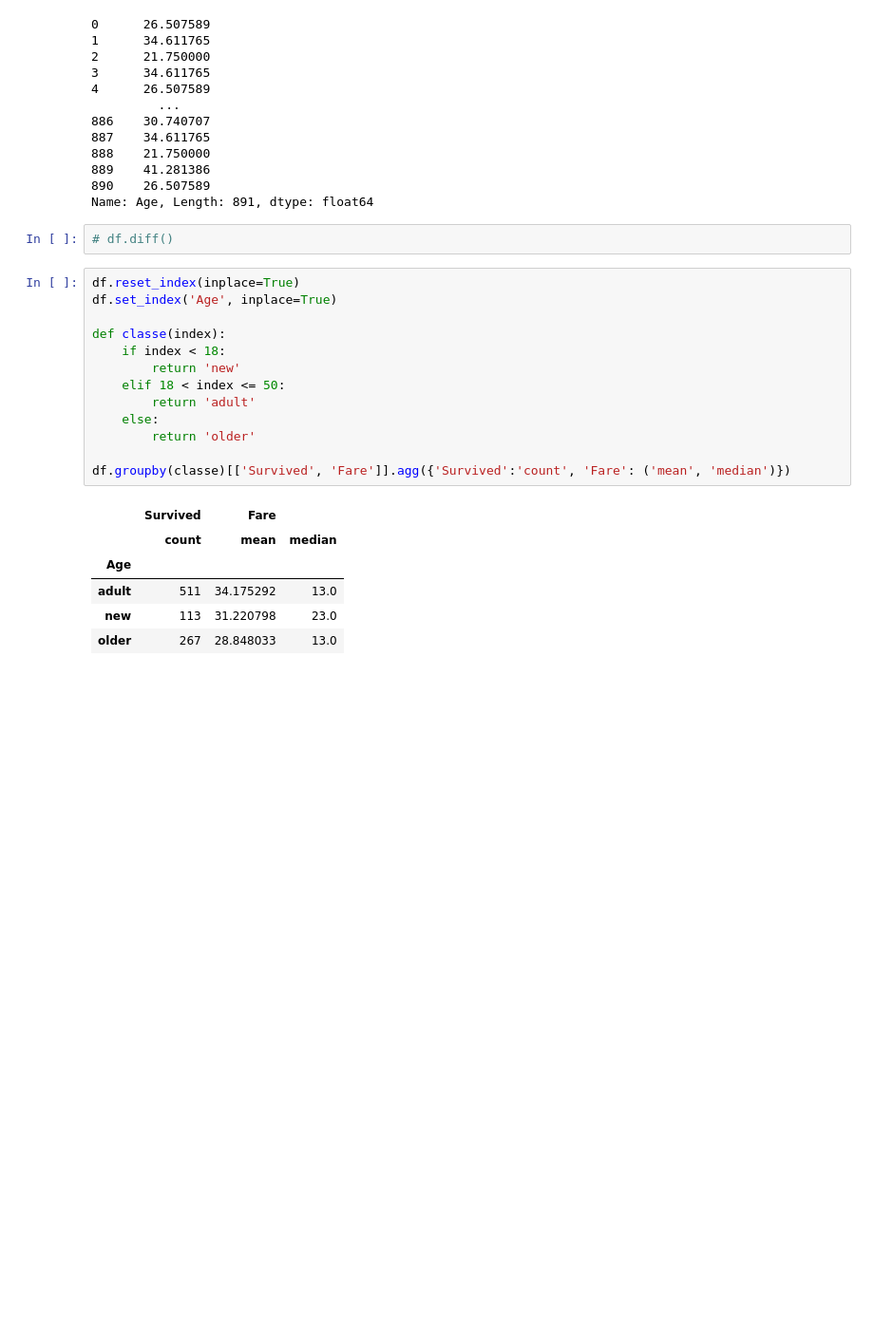
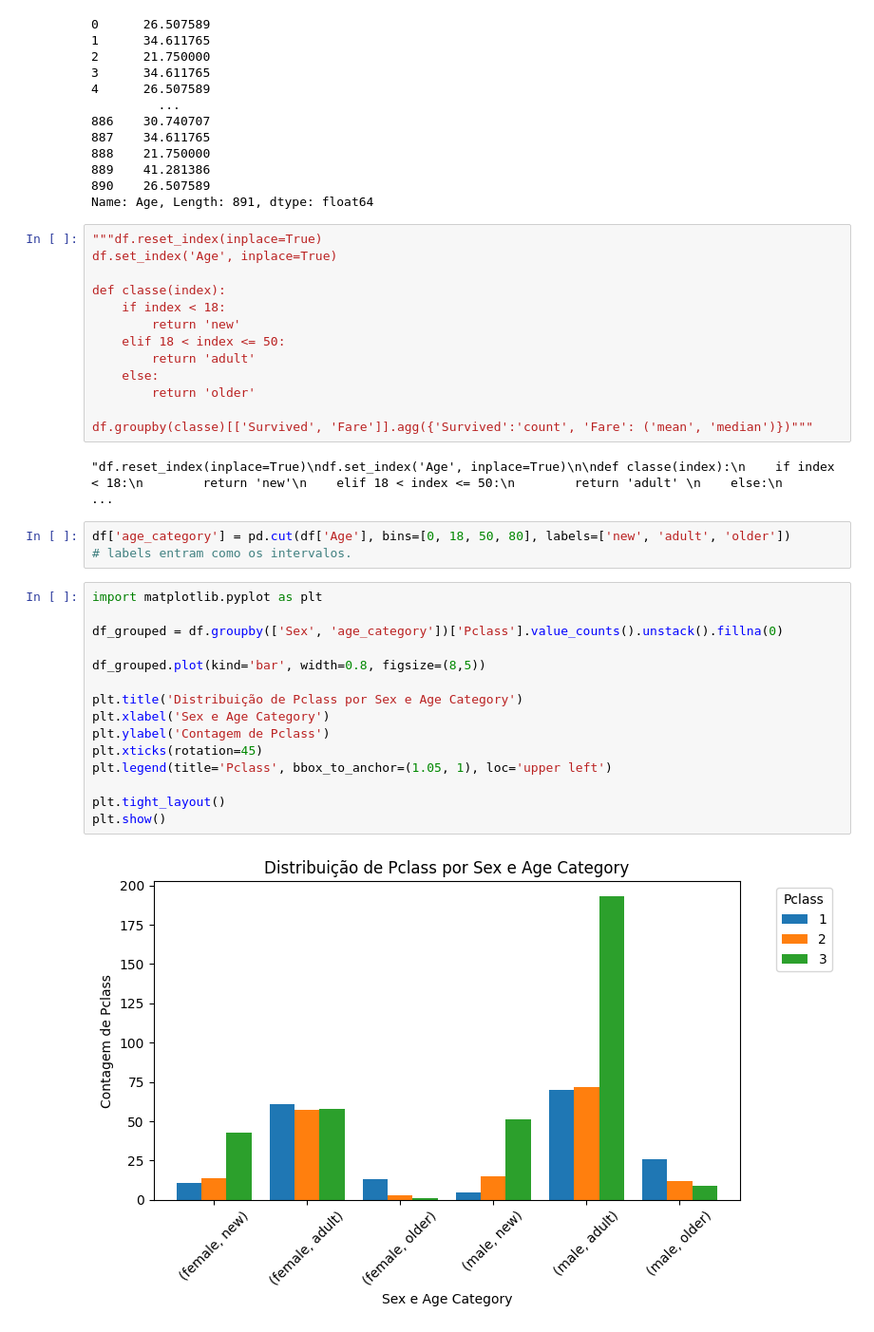
Before and after one commit to KevBoyz/some-python, a Jupyter notebook: Data_Science/Base_Squad/Pandas/7groupby.ipynb, the cells around one changed output. Shown: that part at 95% size. Drawn from its saved outputs; the diff is of its cells as text; blank space fills up the shorter version.

```diff
--- a/Data_Science/Base_Squad/Pandas/7groupby.ipynb
+++ b/Data_Science/Base_Squad/Pandas/7groupby.ipynb
@@ -92,10 +92,8 @@ df.groupby(['Pclass', 'Sex'])['Age'].transform('mean')  # Criar novas colunas ap
 889    41.281386
 890    26.507589
 Name: Age, Length: 891, dtype: float64
-# %%
-# df.diff()
 # %%
-df.reset_index(inplace=True)
+"""df.reset_index(inplace=True)
 df.set_index('Age', inplace=True)
 
 def classe(index):
@@ -106,11 +104,26 @@ def classe(index):
     else:
         return 'older'
 
-df.groupby(classe)[['Survived', 'Fare']].agg({'Survived':'count', 'Fare': ('mean', 'median')})
+df.groupby(classe)[['Survived', 'Fare']].agg({'Survived':'count', 'Fare': ('mean', 'median')})"""
 # %% [output]
-|  | Survived | Fare |  |
-|  | count | mean | median |
-| Age |  |  |  |
-| adult | 511 | 34.175292 | 13.0 |
-| new | 113 | 31.220798 | 23.0 |
-| older | 267 | 28.848033 | 13.0 |
+"df.reset_index(inplace=True)\ndf.set_index('Age', inplace=True)\n\ndef classe(index):\n    if index < 18:\n        return 'new'\n    elif 18 < index <= 50:\n        return 'adult' \n    else:\n       ...
+# %%
+df['age_category'] = pd.cut(df['Age'], bins=[0, 18, 50, 80], labels=['new', 'adult', 'older'])
+# labels entram como os intervalos.
+# %%
+import matplotlib.pyplot as plt
+
+df_grouped = df.groupby(['Sex', 'age_category'])['Pclass'].value_counts().unstack().fillna(0)
+
+df_grouped.plot(kind='bar', width=0.8, figsize=(8,5))
+
+plt.title('Distribuição de Pclass por Sex e Age Category')
+plt.xlabel('Sex e Age Category')
+plt.ylabel('Contagem de Pclass')
+plt.xticks(rotation=45)
+plt.legend(title='Pclass', bbox_to_anchor=(1.05, 1), loc='upper left')
+
+plt.tight_layout()
+plt.show()
+# %% [output]
+[figure, added]
```
Also changed, not shown: parts of 4 cells of this notebook, 7 other files.
